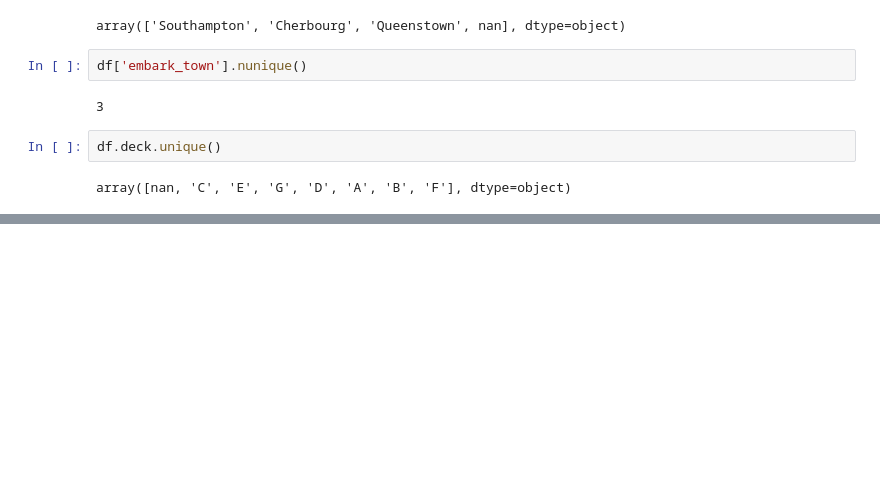
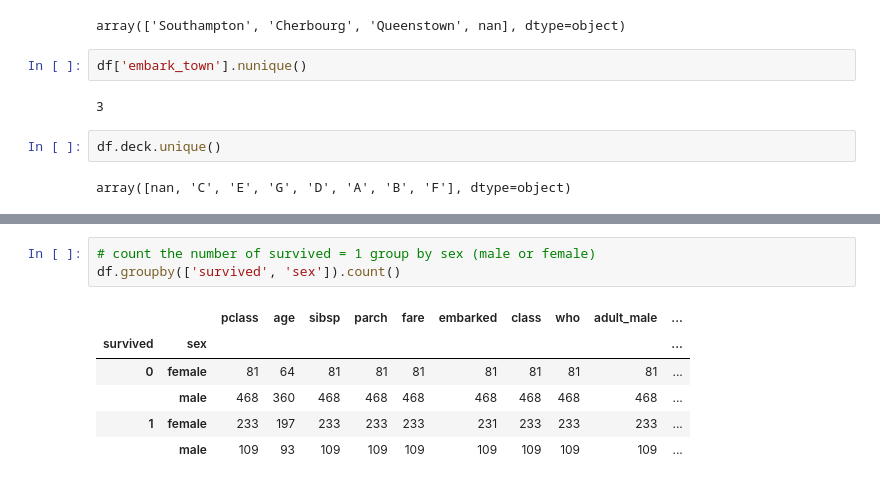
Before and after one commit to gak92/pkc2023, a Jupyter notebook: day_09/01_pandas_tips_and_tricks_02.ipynb, the cells around one changed output, grey strips where cells are left out. Cells and saved outputs as stored; diff of their text form; blank space fills up the shorter version.

Commit message:
using groupby function

```diff
--- a/day_09/01_pandas_tips_and_tricks_02.ipynb
+++ b/day_09/01_pandas_tips_and_tricks_02.ipynb
@@ -210,0 +296,10 @@ array([nan, 'C', 'E', 'G', 'D', 'A', 'B', 'F'], dtype=object)
+# %%
+# count the number of survived = 1 group by sex (male or female)
+df.groupby(['survived', 'sex']).count()
+# %% [output]
+|  |  | pclass | age | sibsp | parch | fare | embarked | class | who | adult_male | ... |
+| survived | sex |  |  |  |  |  |  |  |  |  | ... |
+| 0 | female | 81 | 64 | 81 | 81 | 81 | 81 | 81 | 81 | 81 | ... |
+|  | male | 468 | 360 | 468 | 468 | 468 | 468 | 468 | 468 | 468 | ... |
+| 1 | female | 233 | 197 | 233 | 233 | 233 | 231 | 233 | 233 | 233 | ... |
+|  | male | 109 | 93 | 109 | 109 | 109 | 109 | 109 | 109 | 109 | ... |
```
Also changed, not shown: parts of 9 cells of this notebook.
